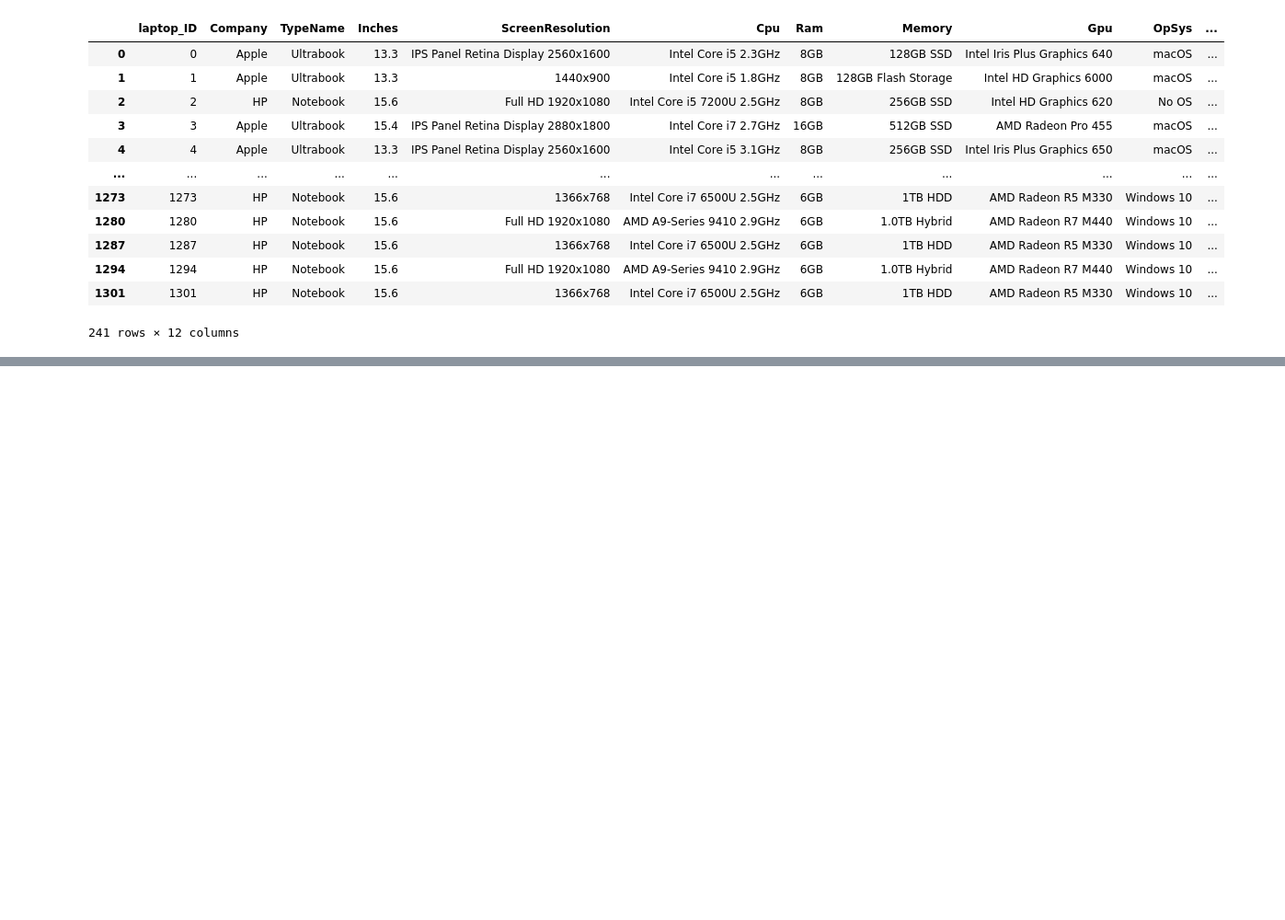
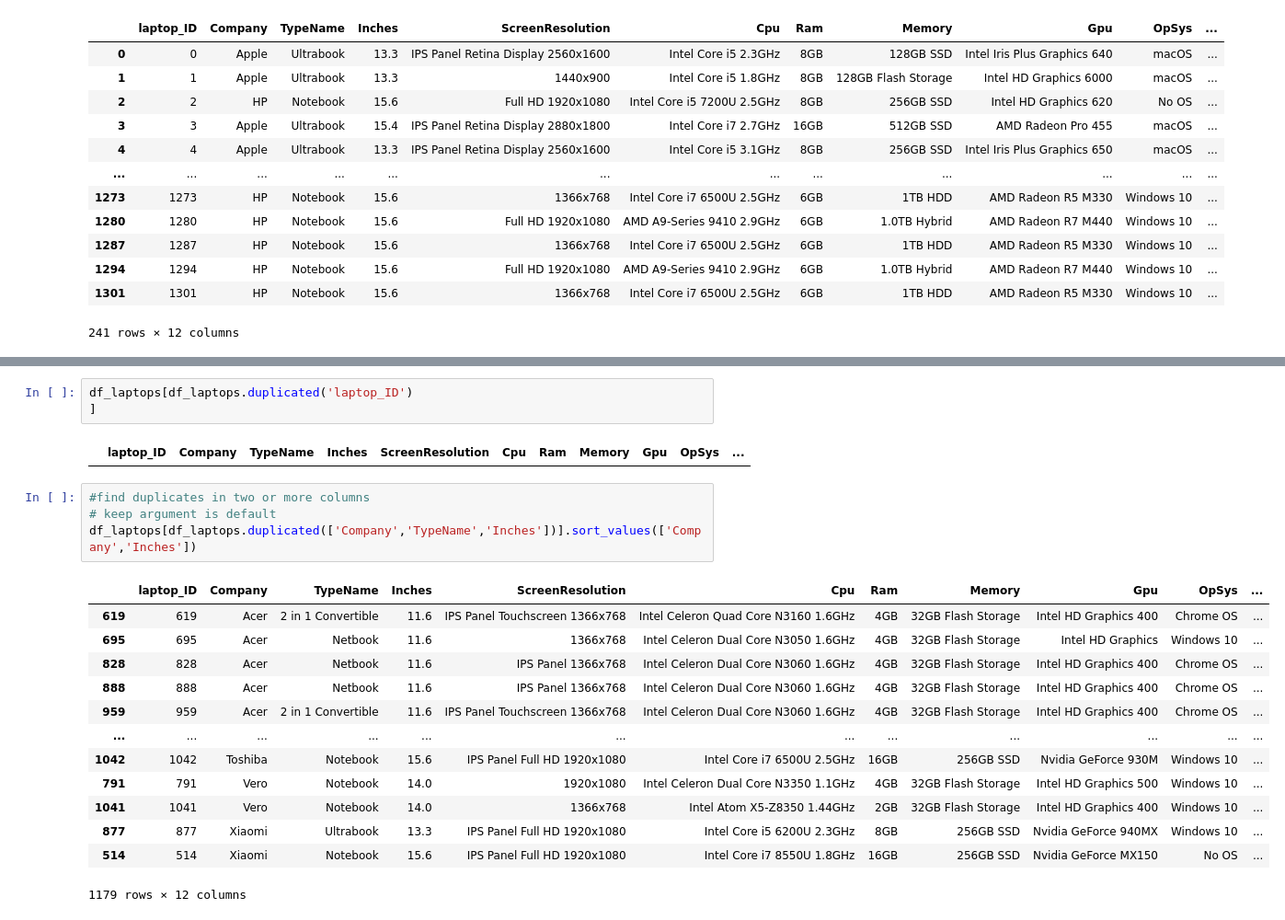
Before and after one commit to DiilaNa/Data_Science_with-Pandas, a Jupyter notebook: Project-1/FilterDataWithPandas.ipynb, the cells around one changed output, grey strips where cells are left out. Shown: that part at 92% size. Cells and saved outputs as stored; diff of their text form; blank space fills up the shorter version.

Commit message:
Duplicate ()

```diff
--- a/Project-1/FilterDataWithPandas.ipynb
+++ b/Project-1/FilterDataWithPandas.ipynb
@@ -252,0 +270,23 @@ df_laptops[filter1 & filter2]
+# %%
+df_laptops[df_laptops.duplicated('laptop_ID')
+]
+# %% [output]
+|  | laptop_ID | Company | TypeName | Inches | ScreenResolution | Cpu | Ram | Memory | Gpu | OpSys | ... |
+# %%
+#find duplicates in two or more columns
+# keep argument is default
+df_laptops[df_laptops.duplicated(['Company','TypeName','Inches'])].sort_values(['Company','Inches'])
+# %% [output]
+|  | laptop_ID | Company | TypeName | Inches | ScreenResolution | Cpu | Ram | Memory | Gpu | OpSys | ... |
+| 619 | 619 | Acer | 2 in 1 Convertible | 11.6 | IPS Panel Touchscreen 1366x768 | Intel Celeron Quad Core N3160 1.6GHz | 4GB | 32GB Flash Storage | Intel HD Graphics 400 | Chrome OS | ... |
+| 695 | 695 | Acer | Netbook | 11.6 | 1366x768 | Intel Celeron Dual Core N3050 1.6GHz | 4GB | 32GB Flash Storage | Intel HD Graphics | Windows 10 | ... |
+| 828 | 828 | Acer | Netbook | 11.6 | IPS Panel 1366x768 | Intel Celeron Dual Core N3060 1.6GHz | 4GB | 32GB Flash Storage | Intel HD Graphics 400 | Chrome OS | ... |
+| 888 | 888 | Acer | Netbook | 11.6 | IPS Panel 1366x768 | Intel Celeron Dual Core N3060 1.6GHz | 4GB | 32GB Flash Storage | Intel HD Graphics 400 | Chrome OS | ... |
+| 959 | 959 | Acer | 2 in 1 Convertible | 11.6 | IPS Panel Touchscreen 1366x768 | Intel Celeron Dual Core N3060 1.6GHz | 4GB | 32GB Flash Storage | Intel HD Graphics 400 | Chrome OS | ... |
+| ... | ... | ... | ... | ... | ... | ... | ... | ... | ... | ... | ... |
+| 1042 | 1042 | Toshiba | Notebook | 15.6 | IPS Panel Full HD 1920x1080 | Intel Core i7 6500U 2.5GHz | 16GB | 256GB SSD | Nvidia GeForce 930M | Windows 10 | ... |
+| 791 | 791 | Vero | Notebook | 14.0 | 1920x1080 | Intel Celeron Dual Core N3350 1.1GHz | 4GB | 32GB Flash Storage | Intel HD Graphics 500 | Windows 10 | ... |
+| 1041 | 1041 | Vero | Notebook | 14.0 | 1366x768 | Intel Atom X5-Z8350 1.44GHz | 2GB | 32GB Flash Storage | Intel HD Graphics 400 | Windows 10 | ... |
+| 877 | 877 | Xiaomi | Ultrabook | 13.3 | IPS Panel Full HD 1920x1080 | Intel Core i5 6200U 2.3GHz | 8GB | 256GB SSD | Nvidia GeForce 940MX | Windows 10 | ... |
+| 514 | 514 | Xiaomi | Notebook | 15.6 | IPS Panel Full HD 1920x1080 | Intel Core i7 8550U 1.8GHz | 16GB | 256GB SSD | Nvidia GeForce MX150 | No OS | ... |
+1179 rows × 12 columns
```
Also changed, not shown: parts of 11 cells of this notebook.
